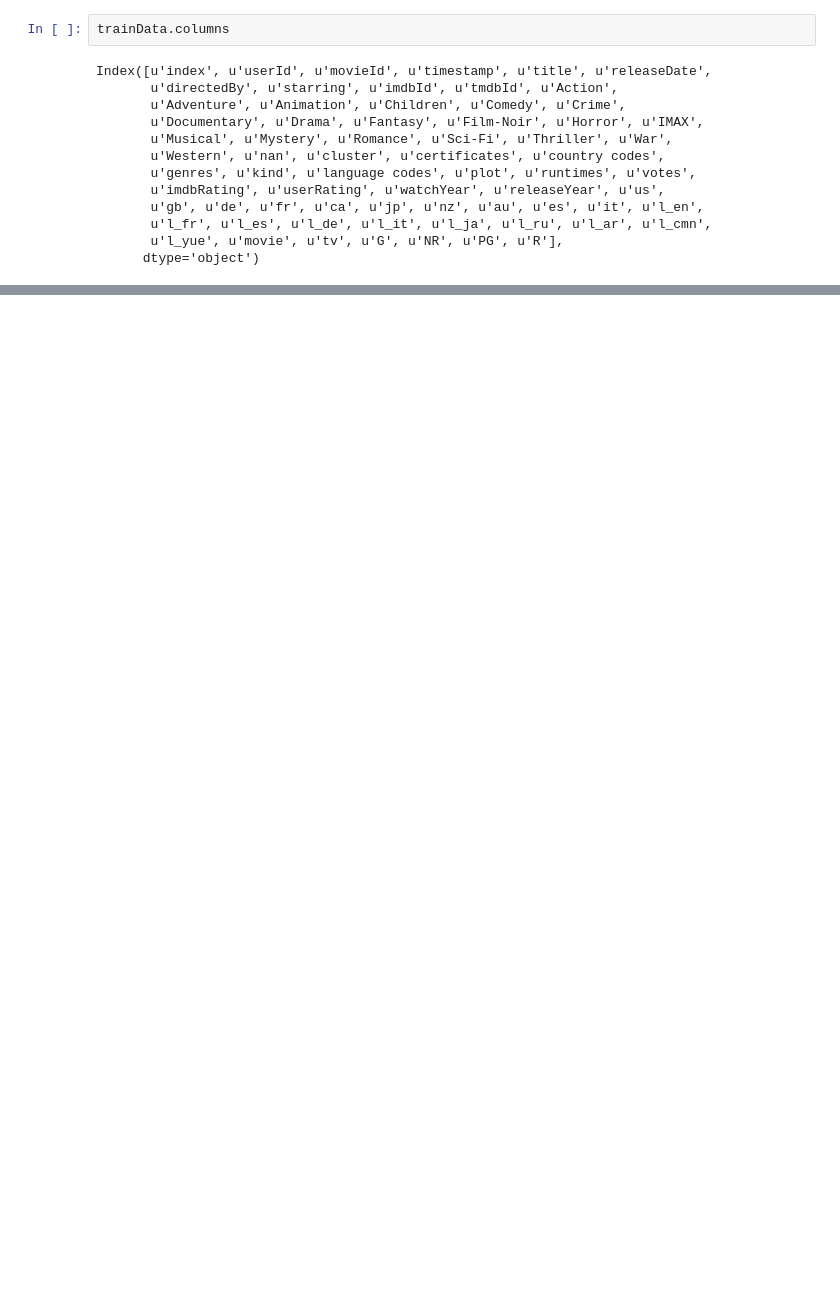
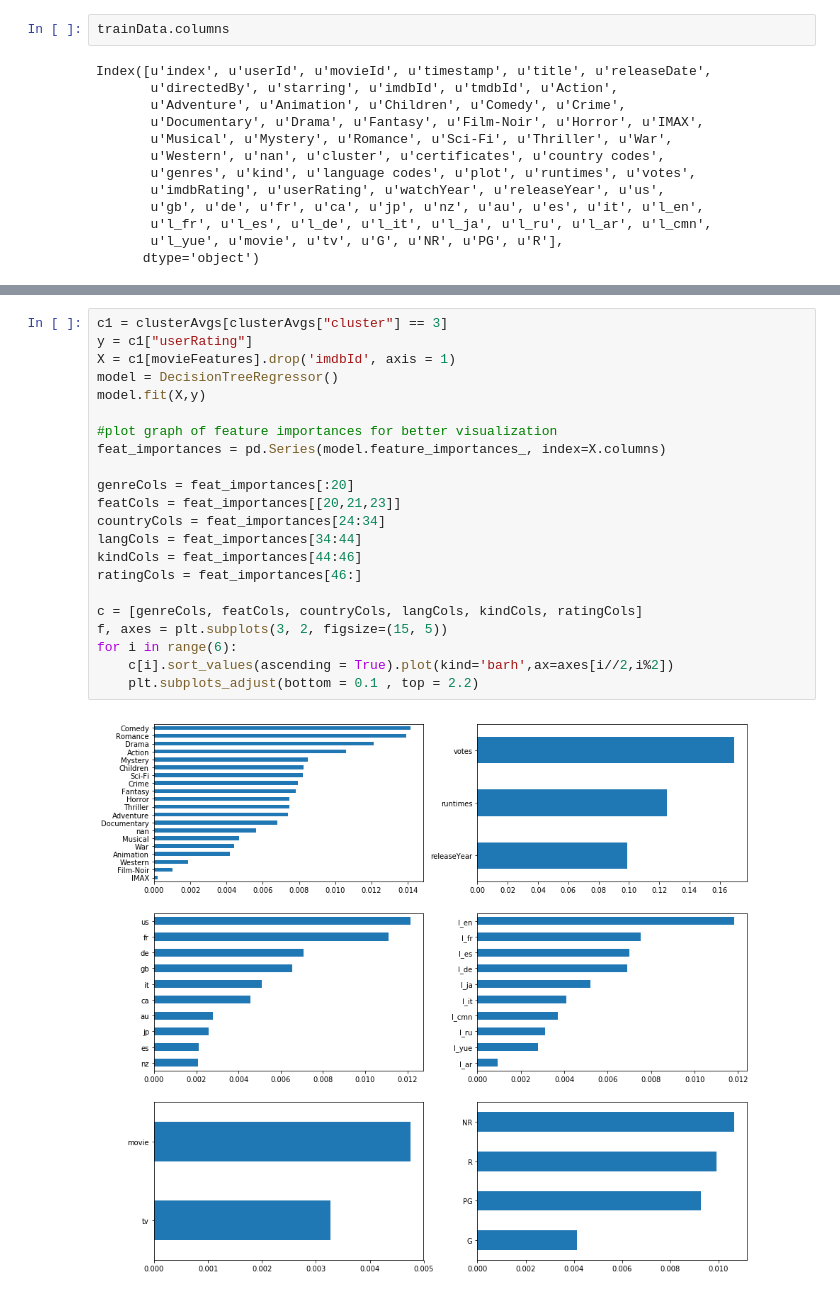
Before and after one commit to SanchayniB/Serendipitous-Recommender-System, a Jupyter notebook: Models/FeatureImportance.ipynb, the cells around one changed output, grey strips where cells are left out. Cells and saved outputs as stored; diff of their text form; blank space fills up the shorter version.

```diff
--- a/Models/FeatureImportance.ipynb
+++ b/Models/FeatureImportance.ipynb
@@ -257,0 +378,24 @@ Index([u'index', u'userId', u'movieId', u'timestamp', u'title', u'releaseDate',
+# %%
+c1 = clusterAvgs[clusterAvgs["cluster"] == 3]
+y = c1["userRating"]
+X = c1[movieFeatures].drop('imdbId', axis = 1)
+model = DecisionTreeRegressor()
+model.fit(X,y)
+
+#plot graph of feature importances for better visualization
+feat_importances = pd.Series(model.feature_importances_, index=X.columns)
+
+genreCols = feat_importances[:20]
+featCols = feat_importances[[20,21,23]]
+countryCols = feat_importances[24:34]
+langCols = feat_importances[34:44]
+kindCols = feat_importances[44:46]
+ratingCols = feat_importances[46:]
+
+c = [genreCols, featCols, countryCols, langCols, kindCols, ratingCols]
+f, axes = plt.subplots(3, 2, figsize=(15, 5))
+for i in range(6):
+    c[i].sort_values(ascending = True).plot(kind='barh',ax=axes[i//2,i%2])
+    plt.subplots_adjust(bottom = 0.1 , top = 2.2)
+# %% [output]
+[figure, added]
```
Also changed, not shown: parts of 16 cells of this notebook.
